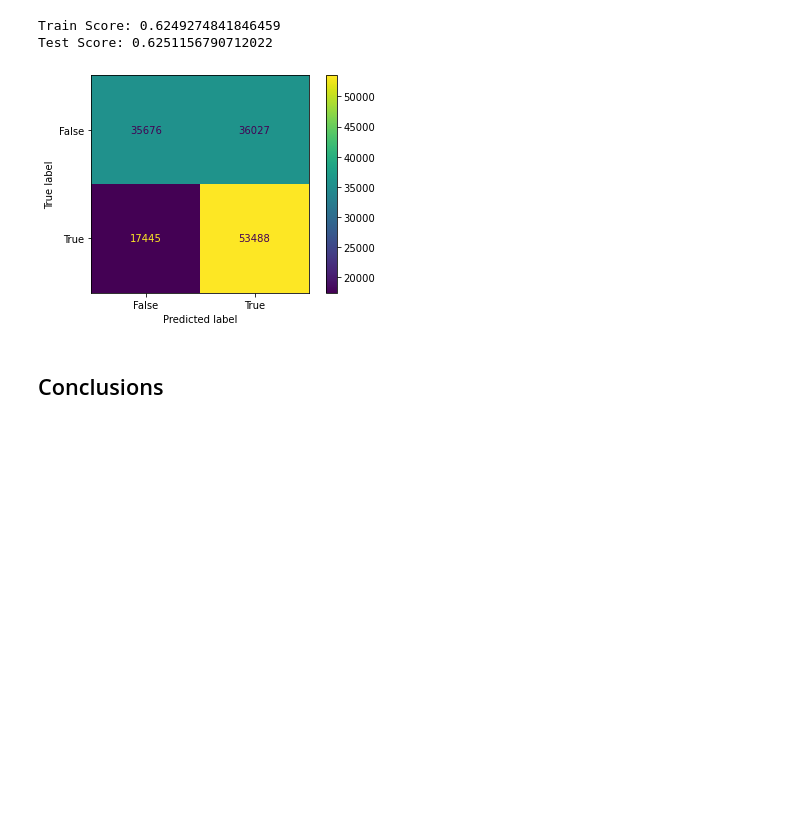
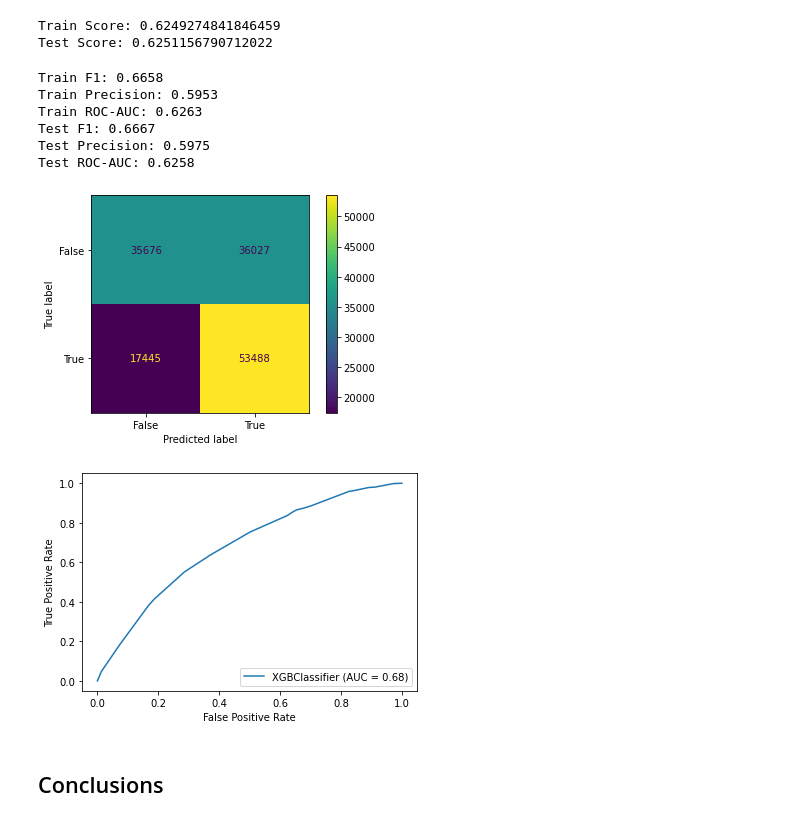
Before and after one commit to reedmartinson0405/Music-Rec-System, a Jupyter notebook: notebooks/Predicting_Popularity.ipynb, the cells around one changed output. Saved outputs shown, nothing was run; the diff lists cells and outputs as text; code cells hidden in the pictures; blank space fills up the shorter version.

```diff
--- a/notebooks/Predicting_Popularity.ipynb
+++ b/notebooks/Predicting_Popularity.ipynb
@@ -466,9 +476,16 @@ print(f"Test Score: {xgb_model.score(X_test_scaled, y_test)}")
 Train Score: 0.6249274841846459
 Test Score: 0.6251156790712022
 # %%
-plot_confusion_matrix(xgb_model, X_test_scaled, y_test);
+evaluate(xgb_model, X_train_scaled, X_test_scaled, y_train, y_test)
 # %% [output]
+Train F1: 0.6658
+Train Precision: 0.5953
+Train ROC-AUC: 0.6263
+Test F1: 0.6667
+Test Precision: 0.5975
+Test ROC-AUC: 0.6258
 [figure]
+[figure, added]
 # %% [markdown]
 ## Conclusions
 # %% [markdown]
```
Also changed, not shown: parts of 12 cells of this notebook, 3 other files.
